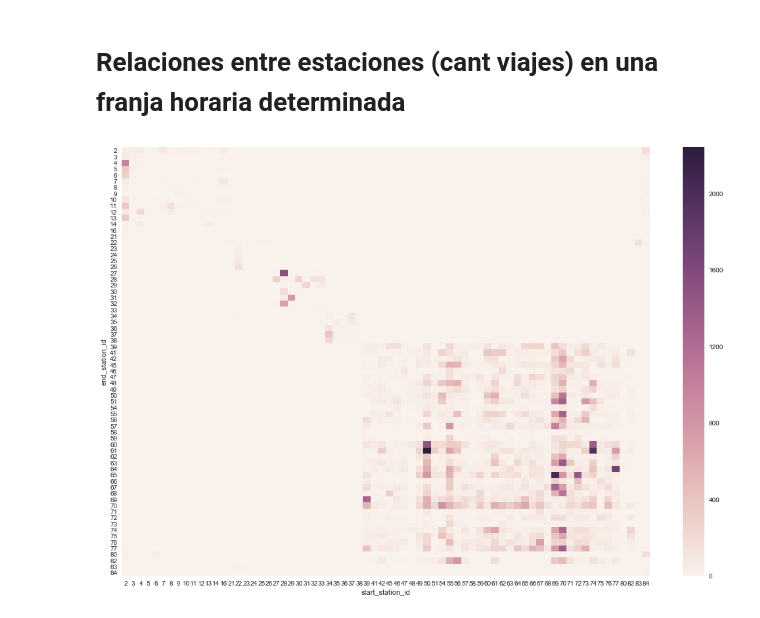
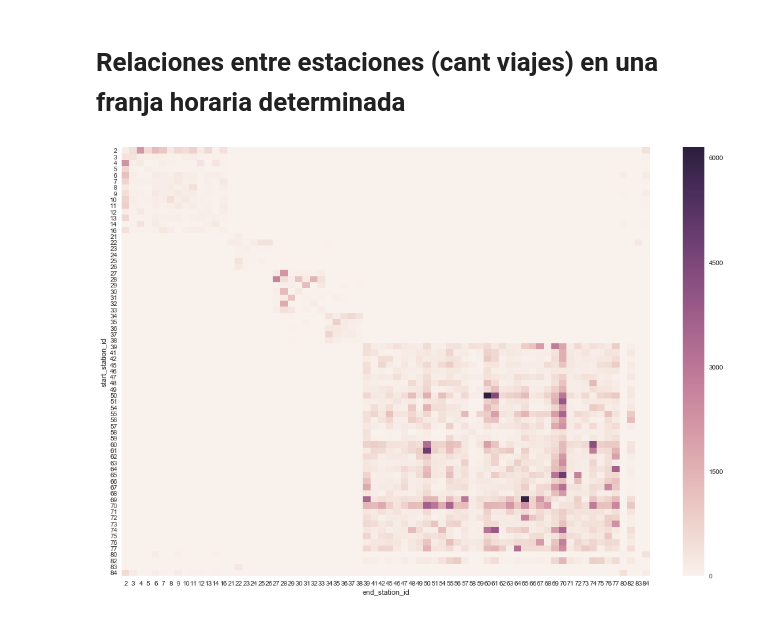
Before and after one commit to Gnahue/sanFranciscoBiclas, a Jupyter notebook: Analisis Exploratorio/TrafficStationAnalisys.ipynb, the cells around one changed output. Cells and saved outputs as stored; diff of their text form; code cells hidden in the pictures.

```diff
--- a/Analisis Exploratorio/TrafficStationAnalisys.ipynb
+++ b/Analisis Exploratorio/TrafficStationAnalisys.ipynb
@@ -186,15 +195,15 @@ KeyError: 'start_station_id'
 # %%
 #ahora veo la relacion entre estaciones pero por una franja horaria.
 #prueba = df[(df.start_station_id < 20 )]
 #prueba = prueba[(prueba.end_station_id <20 )]
 prueba = df
-prueba['hour'] =  pd.to_datetime(df['start_date']).dt.hour
-prueba = prueba[prueba.hour > 7]
-prueba = prueba[prueba.hour < 10]
+# prueba['hour'] =  pd.to_datetime(df['start_date']).dt.hour
+# prueba = prueba[prueba.hour > 7]
+# prueba = prueba[prueba.hour < 10]
 
 fig, ax = plt.subplots(figsize=(18,12))         # Sample figsize in inches
 #prueba = df
 
-sns.heatmap(pd.crosstab(prueba['end_station_id'],prueba['start_station_id']));
+sns.heatmap(pd.crosstab(prueba['start_station_id'],prueba['end_station_id']));
 # %% [output]
-[figure, old version]
+[figure, new version]
```
Also changed, not shown: parts of 4 cells of this notebook.
